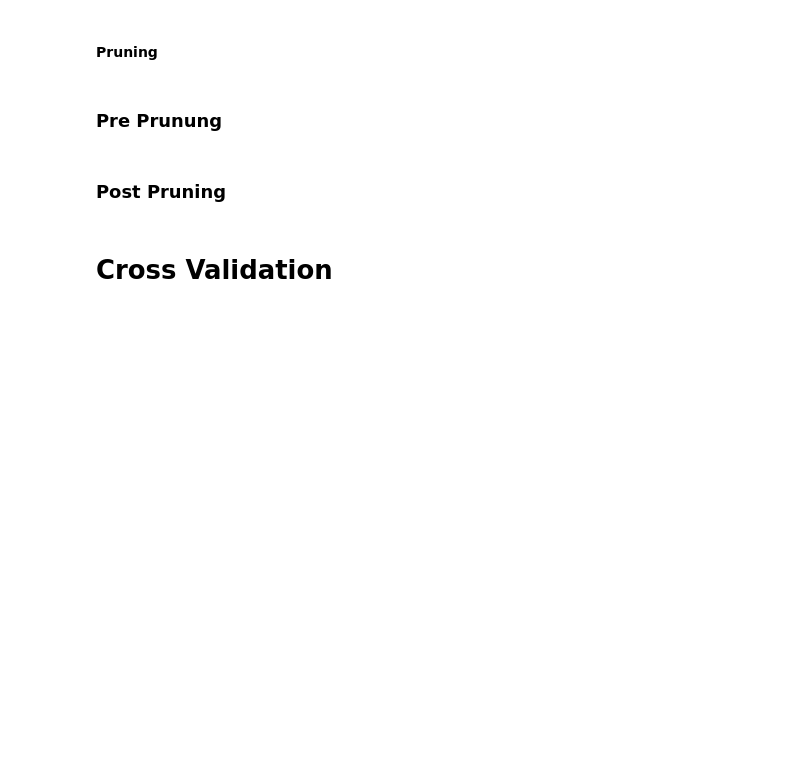
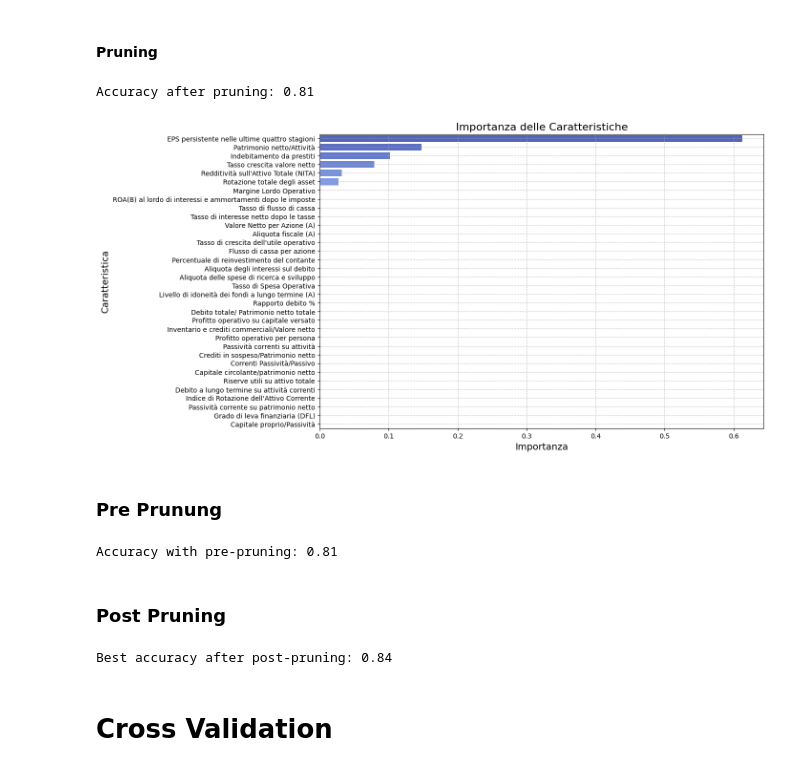
Before and after one commit to PierandreaMartella/CompanyBankruptcyPrediction, a Jupyter notebook: Main.ipynb, the cells around one changed output. Drawn from its saved outputs; the diff is of its cells as text; code cells hidden in the pictures; blank space fills up the shorter version.

```diff
--- a/Main.ipynb
+++ b/Main.ipynb
@@ -771,7 +776,7 @@ X_test_pca = x_test_new[:, :index_selected]
 
 # Fit the model
 model = LogisticRegression()
-model.fit(X_train, y_train)
+model.fit(X_pca, y_train_SMOTE)
 
 # Predict the model
 y_pred = model.predict(X_test_pca)
@@ -865,28 +895,31 @@ plt.show()
 # %%
 # Model creation with pruning
 model_pruned = DecisionTreeClassifier(max_depth=3, random_state=42)
 
 # Model training
 model_pruned.fit(X_train, y_train)
 
 # Model evaluation
 y_pred_pruned = model_pruned.predict(X_test)
 accuracy_pruned = accuracy_score(y_test, y_pred_pruned)
 print(f'Accuracy after pruning: {accuracy_pruned:.2f}')
 
 # Feature importance
 importances = model_pruned.feature_importances_
-feature_importance_df = pd.DataFrame({'FeaturX_train.columnse': , 'Importance': importances})
+feature_importance_df = pd.DataFrame({'Feature':X_train.columns, 'Importance': importances})
 feature_importance_df = feature_importance_df.sort_values(by='Importance', ascending=False)
 
 # Feature importance plot
 plt.figure(figsize=(12, 8))
 sns.barplot(x='Importance', y='Feature', data=feature_importance_df, palette='coolwarm')
 plt.title('Importanza delle Caratteristiche', fontsize=16)
 plt.xlabel('Importanza', fontsize=14)
 plt.ylabel('Caratteristica', fontsize=14)
 plt.grid(True, linestyle='--', alpha=0.7)
 plt.show()
+# %% [output]
+Accuracy after pruning: 0.81
+[figure, added]
 # %% [markdown]
 ### Pre Prunung
 # %%
@@ -899,6 +932,8 @@ model_pre_pruned.fit(X_train, y_train)
 y_pred_pre_pruned = model_pre_pruned.predict(X_test)
 accuracy_pre_pruned = accuracy_score(y_test, y_pred_pre_pruned)
 print(f'Accuracy with pre-pruning: {accuracy_pre_pruned:.2f}')
+# %% [output]
+Accuracy with pre-pruning: 0.81
 # %% [markdown]
 ### Post Pruning
 # %%
@@ -921,6 +956,8 @@ for ccp_alpha in ccp_alphas:
 
 
 print(f'Best accuracy after post-pruning: {best_accuracy:.2f}')
+# %% [output]
+Best accuracy after post-pruning: 0.84
 # %% [markdown]
 # Cross Validation
 # %%
```
Also changed, not shown: parts of 32 cells of this notebook.
